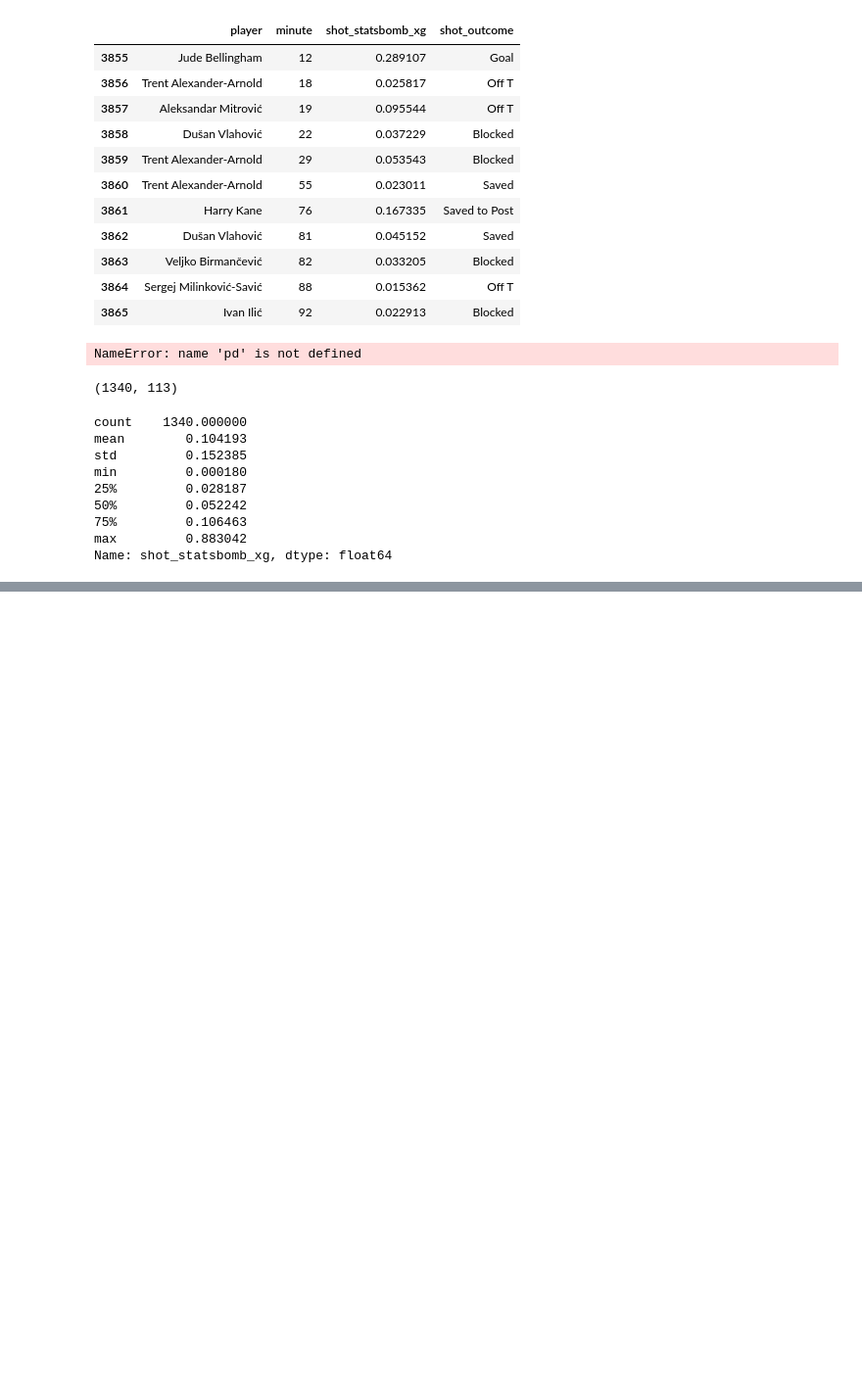
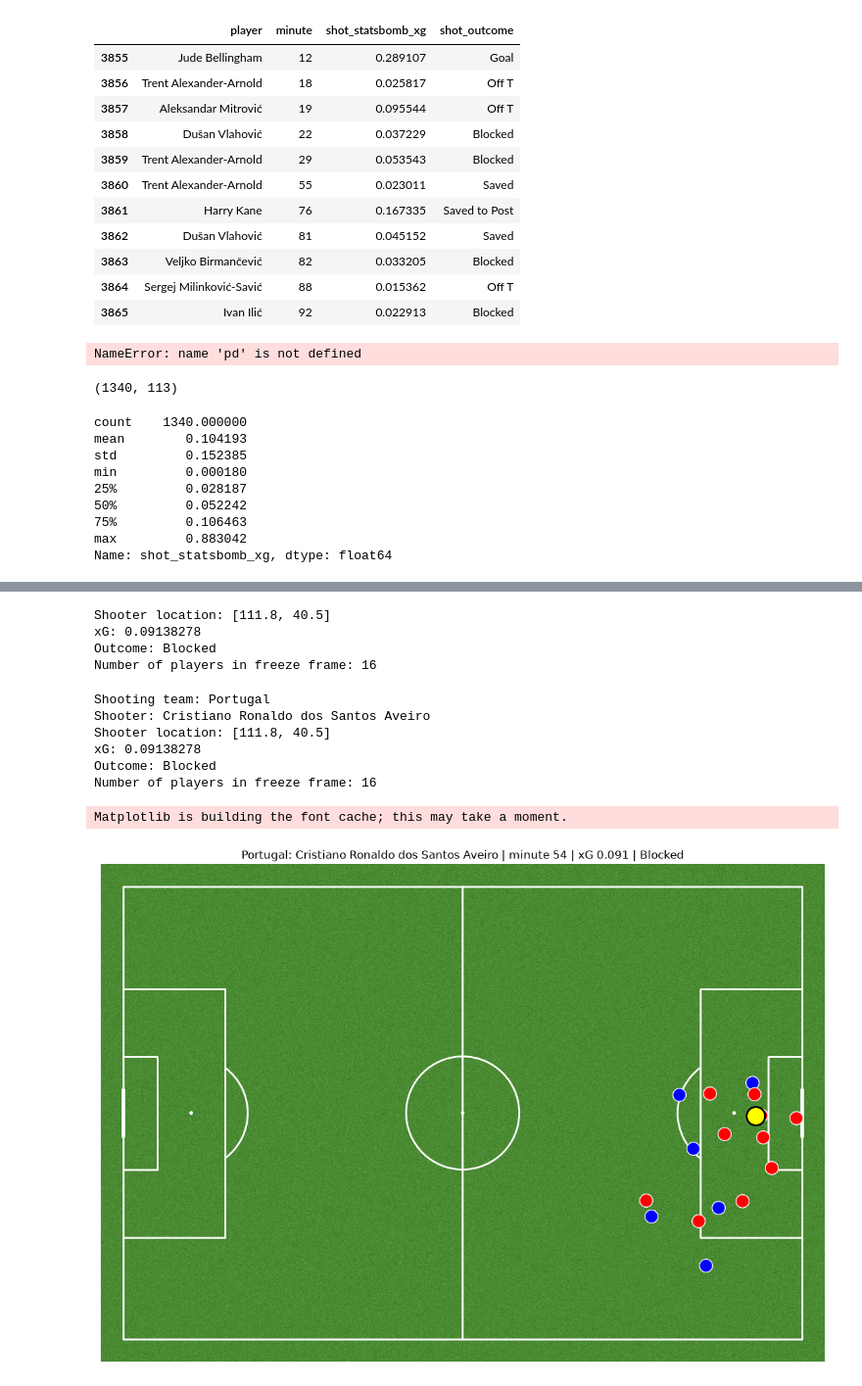
Before and after one commit to ssmith0202/shot-vs-pass, a Jupyter notebook: 01_explore_data.ipynb, the cells around one changed output, grey strips where cells are left out. Shown at 98% size. Drawn from its saved outputs; the diff is of its cells as text; code cells hidden in the pictures; blank space fills up the shorter version.

Commit message:
Plot Ronaldo shot freeze frame and record manual shoot/pass judgement

```diff
--- a/01_explore_data.ipynb
+++ b/01_explore_data.ipynb
@@ -154,0 +174,52 @@ Name: shot_statsbomb_xg, dtype: float64
+# %%
+shot = all_shots.loc[12]
+print("Shooter location:", shot['location'])
+print("xG:", shot['shot_statsbomb_xg'])
+print("Outcome:", shot['shot_outcome'])
+print("Number of players in freeze frame:", len(shot['shot_freeze_frame']))
+# %% [output]
+Shooter location: [111.8, 40.5]
+xG: 0.09138278
+Outcome: Blocked
+Number of players in freeze frame: 16
+# %%
+shot = all_shots.loc[12]
+print("Shooting team:", shot['team'])
+print("Shooter:", shot['player'])
+print("Shooter location:", shot['location'])
+print("xG:", shot['shot_statsbomb_xg'])
+print("Outcome:", shot['shot_outcome'])
+print("Number of players in freeze frame:", len(shot['shot_freeze_frame']))
+# %% [output]
+Shooting team: Portugal
+Shooter: Cristiano Ronaldo dos Santos Aveiro
+Shooter location: [111.8, 40.5]
+xG: 0.09138278
+Outcome: Blocked
+Number of players in freeze frame: 16
+# %%
+from mplsoccer import Pitch
+import matplotlib.pyplot as plt
+
+pitch = Pitch(pitch_type='statsbomb', pitch_color='grass', line_color='white')
+fig, ax = pitch.draw(figsize=(12, 8))
+
+# Shooter
+shooter_x, shooter_y = shot['location']
+pitch.scatter(shooter_x, shooter_y, ax=ax, s=400, color='yellow',
+              edgecolors='black', linewidths=2, zorder=5)
+
+# Freeze frame players
+for p in shot['shot_freeze_frame']:
+    x, y = p['location']
+    if p['teammate']:
+        pitch.scatter(x, y, ax=ax, s=200, color='blue', edgecolors='white', zorder=4)
+    else:
+        pitch.scatter(x, y, ax=ax, s=200, color='red', edgecolors='white', zorder=4)
+
+ax.set_title(f"{shot['team']}: {shot['player']} | minute {shot['minute']} | "
+             f"xG {shot['shot_statsbomb_xg']:.3f} | {shot['shot_outcome']}")
+plt.show()
+# %% [output]
+Matplotlib is building the font cache; this may take a moment.
+[figure, added]
```
Also changed, not shown: parts of 2 cells of this notebook.
